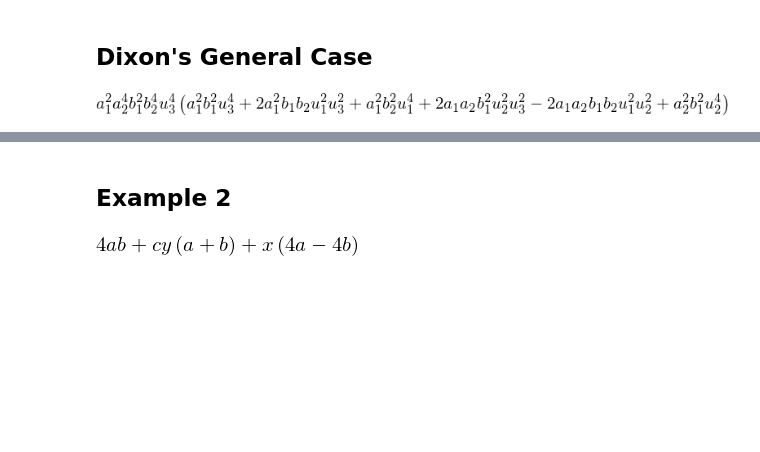
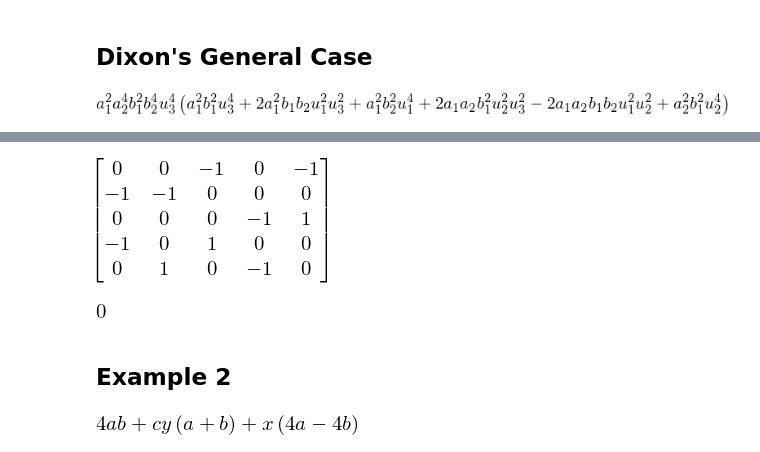
Before and after one commit to Nikoleta-v3/resultant-theory, a Jupyter notebook: notebooks/Bezout and Dixon.ipynb, the cells around one changed output, grey strips where cells are left out. Drawn from its saved outputs; the diff is of its cells as text; code cells hidden in the pictures; blank space fills up the shorter version.

```diff
--- a/notebooks/Bezout and Dixon.ipynb
+++ b/notebooks/Bezout and Dixon.ipynb
@@ -300,3 +222,12 @@ D.dixon_matrix(coeff, size).det().factor()
+# %%
+matrix = dixon.get_dixon_matrix(polynomial=poly)
+matrix
+# %% [output]
+[figure, added]
+# %%
+matrix.det()
+# %% [output]
+[figure, added]
 # %% [markdown]
 Example 2
 ---------
```
Also changed, not shown: parts of 18 cells of this notebook, 2 other files.
